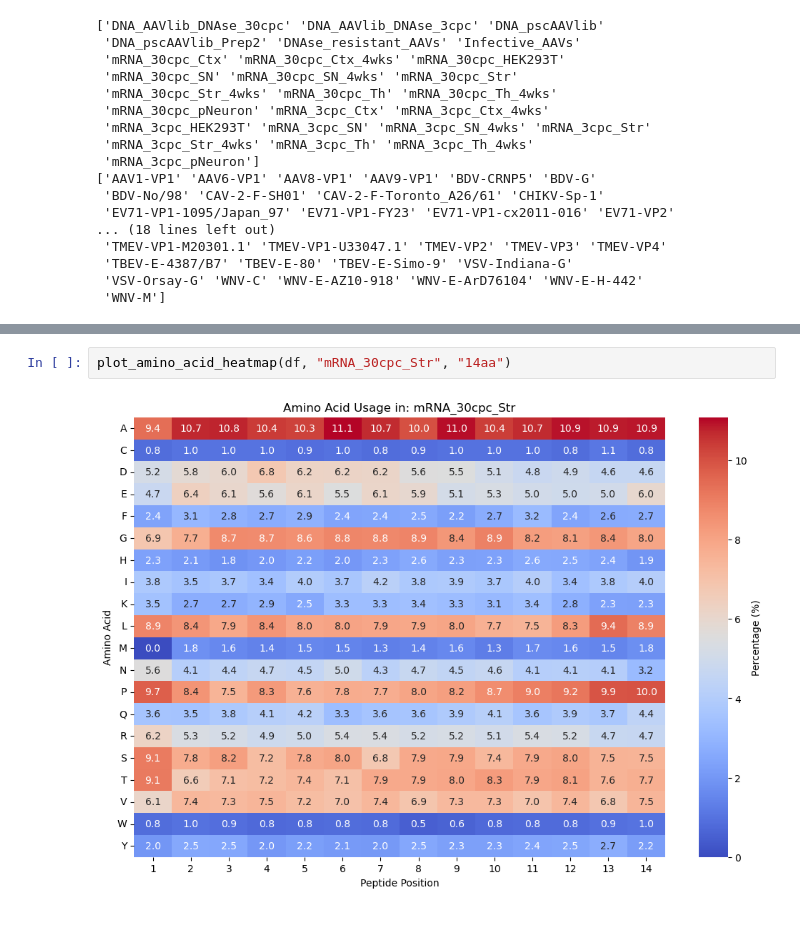
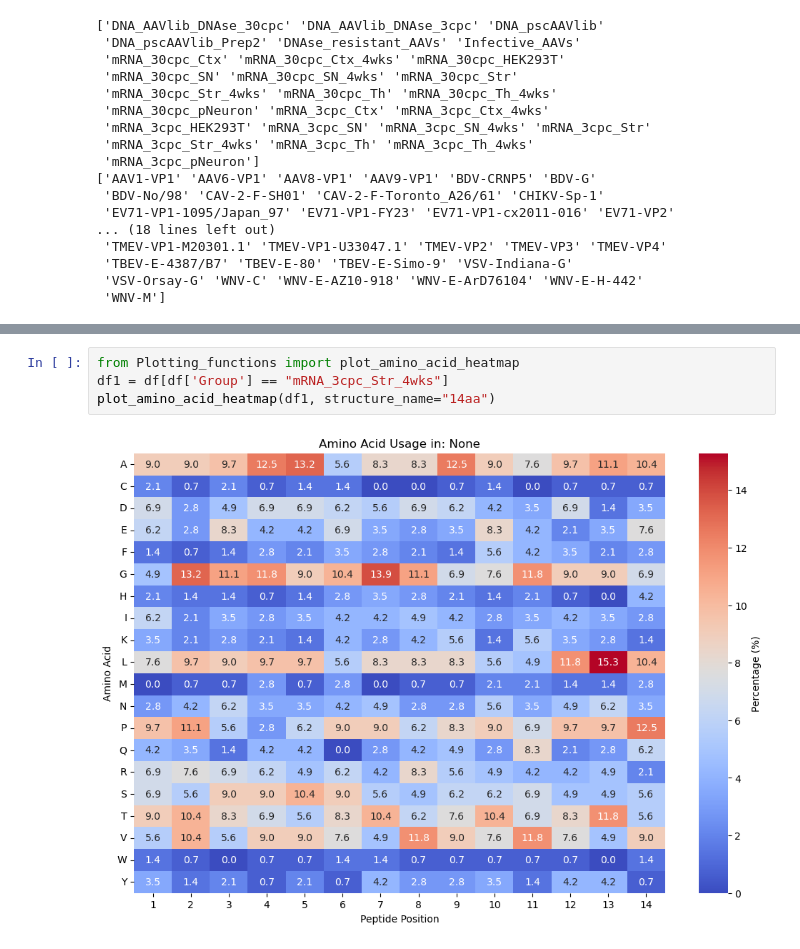
Before and after one commit to JaSt17/raaven_Pipeline, a Jupyter notebook: Python_Scripts/test.ipynb, the cells around one changed output, grey strips where cells are left out. Drawn from its saved outputs; the diff is of its cells as text.

```diff
--- a/Python_Scripts/test.ipynb
+++ b/Python_Scripts/test.ipynb
@@ -214,4 +130,6 @@ def plot_amino_acid_heatmap(df, group_name, structure_name):
-# %%
-plot_amino_acid_heatmap(df, "mRNA_30cpc_Str", "14aa")
-# %% [output]
-[figure, removed]
+# %%
+from Plotting_functions import plot_amino_acid_heatmap
+df1 = df[df['Group'] == "mRNA_3cpc_Str_4wks"]
+plot_amino_acid_heatmap(df1, structure_name="14aa")
+# %% [output]
+[figure, added]
```
Also changed, not shown: parts of 12 cells of this notebook, 2 other files.
